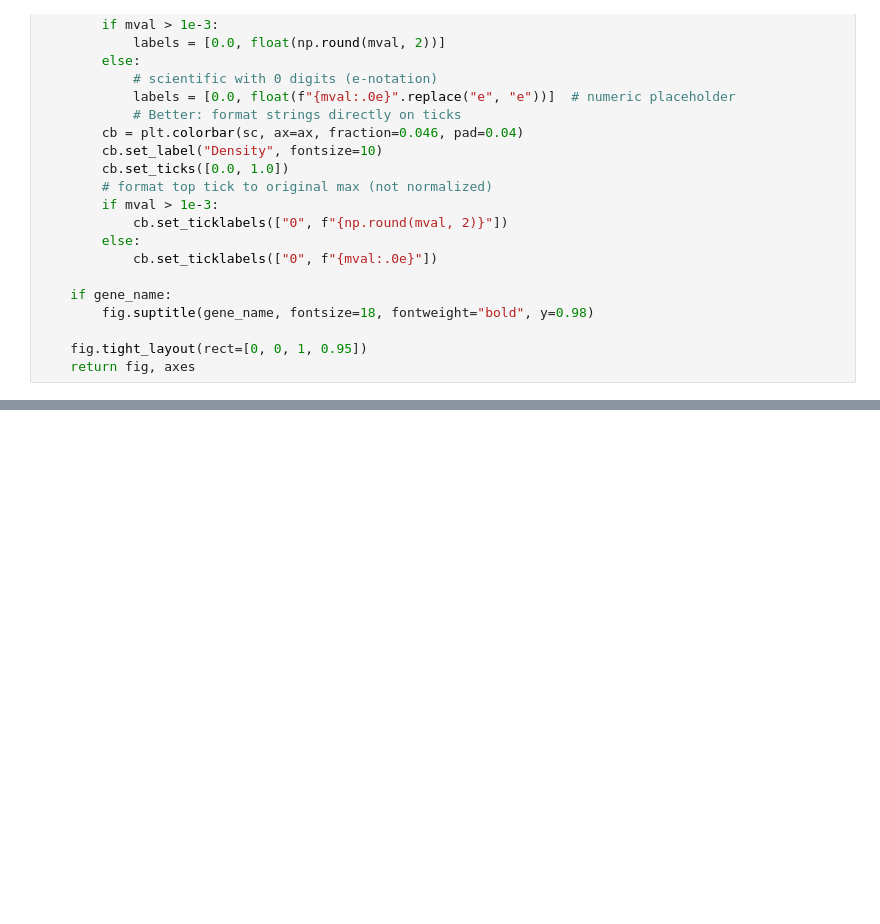
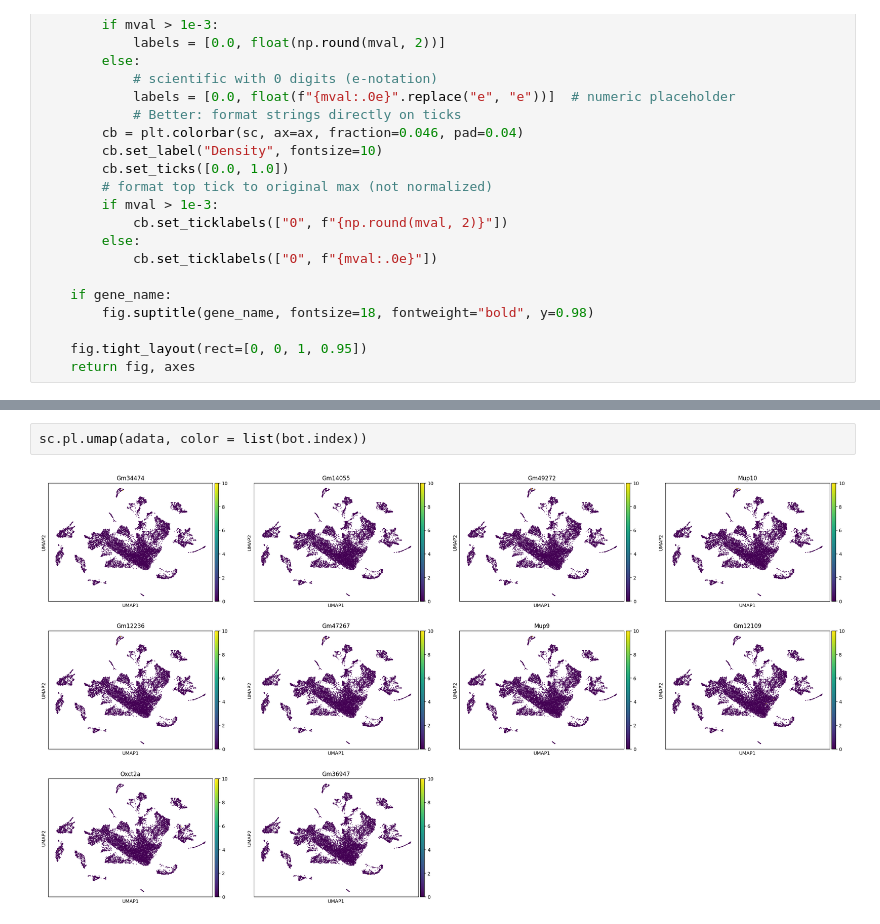
Before and after one commit to jassonmakkar/pylmd, a Jupyter notebook: pylmd/pylmd/Untitled1.ipynb, the cells around one changed output, grey strips where cells are left out. Cells and saved outputs as stored; diff of their text form; blank space fills up the shorter version.

```diff
--- a/pylmd/pylmd/Untitled1.ipynb
+++ b/pylmd/pylmd/Untitled1.ipynb
@@ -779,0 +1407,4 @@ fig, axes = visualize_diffusion(
+# %%
+sc.pl.umap(adata, color = list(bot.index))
+# %% [output]
+[figure, added]
```
Also changed, not shown: parts of 24 cells of this notebook.
